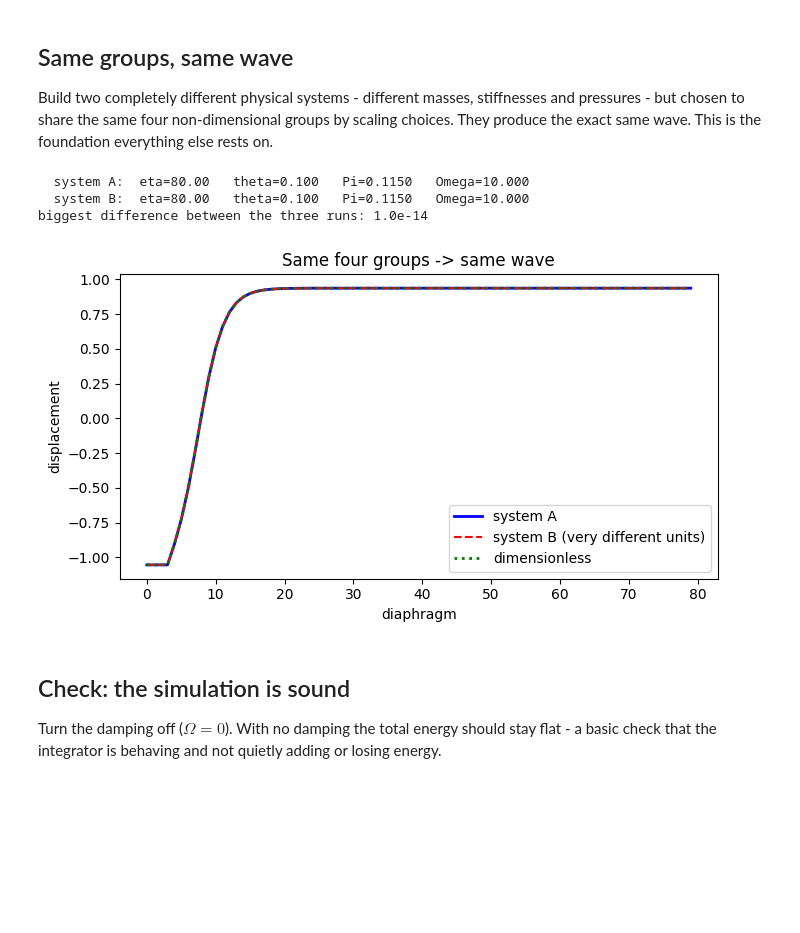
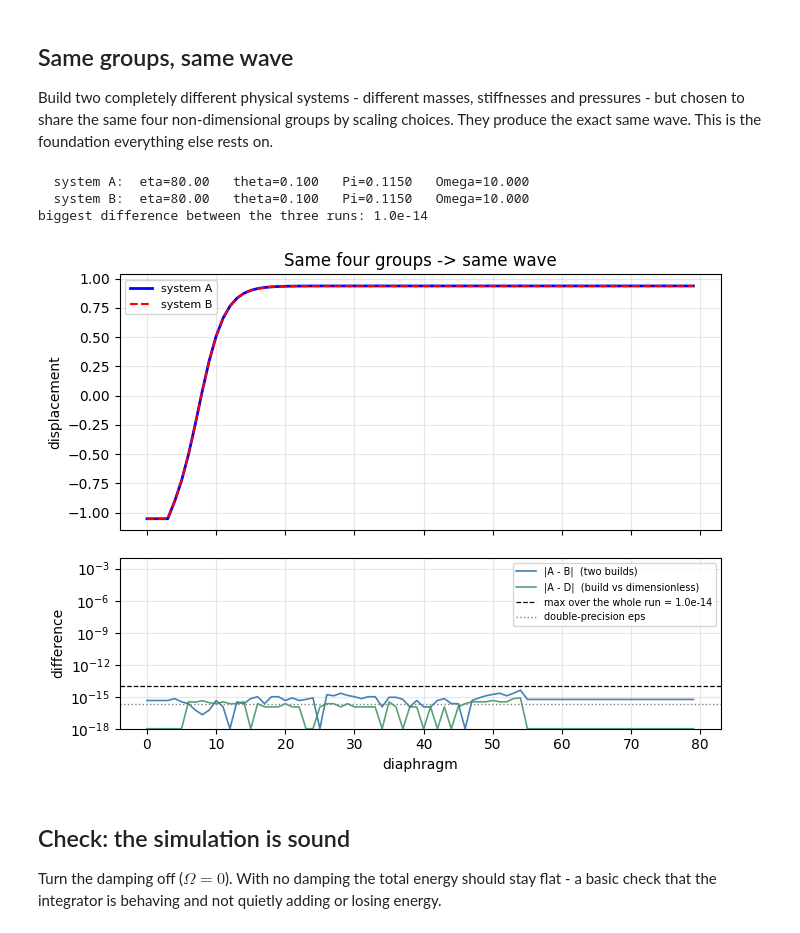
Before and after one commit to Stephang217/1D_Diaghphragms_Fluid_Model, a Jupyter notebook: dimensionless_model.ipynb, the cells around one changed output. Drawn from its saved outputs; the diff is of its cells as text; code cells hidden in the pictures; blank space fills up the shorter version.

```diff
--- a/dimensionless_model.ipynb
+++ b/dimensionless_model.ipynb
@@ -204,41 +229,62 @@ def run_dimensional(m, A, k, p0, V0, a, delta, alpha,
         v[:n_trigger] = 0; v[-1] = 0
         acc = (f - damp*v) / m
         if step % save_every == 0:
             hist.append(u / a)              # divide by length scale -> same units as run()
     return np.arange(len(hist)) * save_every * dt_tilde, np.array(hist)
 
 # two genuinely different physical builds, both tuned to the same four groups
 A_sys = dimensional_from_groups(eta, theta, Pi, Omega, m=1.0,  k=1.0,   a=1.0,  A=1.0)
 B_sys = dimensional_from_groups(eta, theta, Pi, Omega, m=3e-3, k=250.0, a=0.02, A=5e-4)
 
 for name, p in [('system A', A_sys), ('system B', B_sys)]:
     e, t, pi, om = groups_from_dimensional(p)
     print(f"  {name}:  eta={e:.2f}   theta={t:.3f}   Pi={pi:.4f}   Omega={om:.3f}")
 
 # run both physical systems and the dimensionless one; they should coincide
 dt0 = 0.05 / max(np.sqrt(2 + 4*eta*theta), Omega)
 kw  = dict(N=80, T=60.0, dt_tilde=dt0, n_sponge=6, n_trigger=4, save_every=100)
 tA, hA = run_dimensional(**A_sys, **kw)
 tB, hB = run_dimensional(**B_sys, **kw)
 hD = run(eta, theta, Pi, Omega, N=80, T=60.0, dt=dt0,
          n_sponge=6, n_trigger=4, save_every=100)['frames']
 
 n    = min(len(hA), len(hB), len(hD))
 diff = max(np.max(np.abs(hA[:n]-hB[:n])), np.max(np.abs(hA[:n]-hD[:n])))
 print(f"biggest difference between the three runs: {diff:.1e}")
 
-mid = n // 2
-plt.figure(figsize=(7, 4))
-plt.plot(hA[mid], 'b-',  lw=2,   label='system A')
-plt.plot(hB[mid], 'r--', lw=1.5, label='system B (very different units)')
-plt.plot(hD[mid], 'g:',  lw=2,   label='dimensionless')
-plt.xlabel('diaphragm'); plt.ylabel('displacement')
-plt.title('Same four groups -> same wave'); plt.legend(); plt.tight_layout(); plt.show()
+# Two overlaid curves look identical whether they agree to 1e-14 or to 1e-4, so the
+# claim needs its own panel. Sites where the difference is exactly zero would vanish
+# on a log axis, so floor them at 1e-18 (well below anything meaningful here).
+mid   = n // 2
+sites = np.arange(hA.shape[1])
+d_AB  = np.maximum(np.abs(hA[mid] - hB[mid]), 1e-18)
+d_AD  = np.maximum(np.abs(hA[mid] - hD[mid]), 1e-18)
+
+fig, (ax1, ax2) = plt.subplots(2, 1, figsize=(7, 5.5), sharex=True,
+                               gridspec_kw={'height_ratios': [3, 2]})
+ax1.plot(hA[mid], 'b-',  lw=2,   label='system A')
+ax1.plot(hB[mid], 'r--', lw=1.5, label='system B')
+ax1.set_ylabel('displacement'); ax1.set_title('Same four groups -> same wave')
+ax1.legend(fontsize=8); ax1.grid(True, alpha=0.3)
+
+ax2.semilogy(sites, d_AB, '-', color='steelblue', lw=1.2, label='|A - B|  (two builds)')
+ax2.semilogy(sites, d_AD, '-', color='seagreen',  lw=1.2, alpha=0.8,
+             label='|A - D|  (build vs dimensionless)')
+ax2.axhline(diff, color='k', ls='--', lw=0.9, label=f'max over the whole run = {diff:.1e}')
+ax2.axhline(np.finfo(float).eps, color='gray', ls=':', lw=1.0, label='double-precision eps')
+ax2.set_ylim(1e-18, 1e-2)
+ax2.set_xlabel('diaphragm'); ax2.set_ylabel('difference')
+ax2.legend(fontsize=7, loc='upper right'); ax2.grid(True, alpha=0.3)
+plt.tight_layout()
+
+plt.savefig('figures/dimensionless_verification.png', dpi=120, bbox_inches='tight')
+
+plt.show()
 # %% [output]
   system A:  eta=80.00   theta=0.100   Pi=0.1150   Omega=10.000
   system B:  eta=80.00   theta=0.100   Pi=0.1150   Omega=10.000
 biggest difference between the three runs: 1.0e-14
-[figure, old version]
+[figure, new version]
 # %% [markdown]
 ## Check: the simulation is sound
 
```
Also changed, not shown: parts of 15 cells of this notebook, 22 other files.
